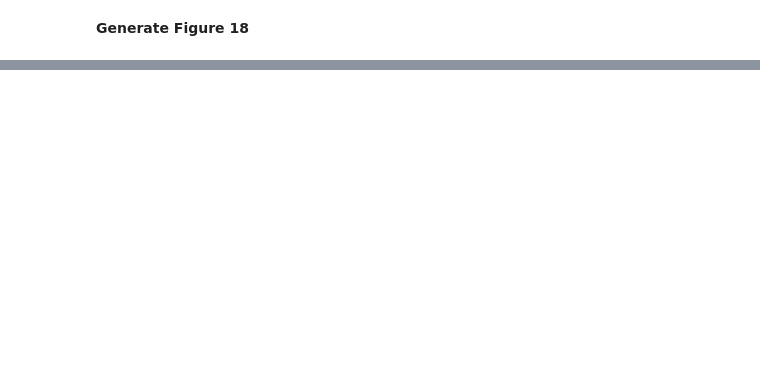
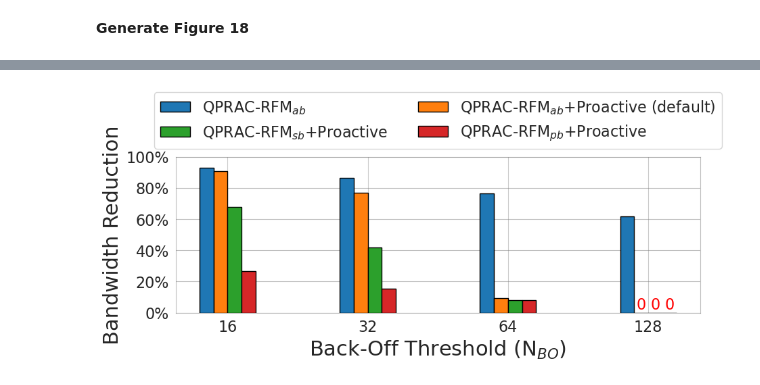
Before and after one commit to sith-lab/qprac, a Jupyter notebook: perf_analysis/plot_scripts/plot.ipynb, the cells around one changed output, grey strips where cells are left out. Cells and saved outputs as stored; diff of their text form; code cells hidden in the pictures; blank space fills up the shorter version.

```diff
--- a/perf_analysis/plot_scripts/plot.ipynb
+++ b/perf_analysis/plot_scripts/plot.ipynb
@@ -513,0 +531,85 @@ Figure 18 Generated
+# %%
+import matplotlib.pyplot as plt
+import numpy as np
+import sys
+import math
+import matplotlib.ticker as mtick
+import itertools
+import os
+import warnings
+
+def load_sense_NBO(filename):
+    len_list = [[], [], [], []]
+    with open(filename) as f:
+        for i in range(0, 4):
+            for _ in range(0, 4):
+                line = f.readline().strip()
+                perc = line
+                len_list[i].append(float(perc))
+    return len_list
+
+def flip(items, ncol):
+    return itertools.chain(*[items[i::ncol] for i in range(ncol)])
+
+len_file = "./fig19.out"
+len_list = load_sense_NBO(len_file)
+
+# Sample data
+categories = [2 ** size for size in range(4, 8)]
+values1 = len_list[0]
+values2 = len_list[1]
+values3 = len_list[2]
+values4 = len_list[3]
+
+# Setting the positions and width for the bars
+bar_width = 0.1
+r1 = np.arange(len(categories))
+r1 = [x - 0.05 for x in r1]
+r2 = [x + bar_width for x in r1]
+r3 = [x + bar_width for x in r2]
+r4 = [x + bar_width for x in r3]
+
+fig,ax = plt.subplots()
+fig.set_size_inches(10, 3)
+ax.tick_params(axis='both', which='major', labelsize=16, left=False)
+ax.tick_params(axis='both', which='minor', labelsize=16, left=False)
+for x in ax.spines.values():
+    x.set_alpha(0.5)
+    x.set_edgecolor('grey')
+plt.grid(axis='y', color='grey', linestyle='-', alpha=0.5,zorder=0)
+# Creating the bar plot
+ax.yaxis.set_major_formatter(mtick.PercentFormatter())
+plt.bar(r1, values1, width=bar_width, label='QPRAC-RFM$_{ab}$', edgecolor = "black",zorder=3)
+plt.bar(r2, values2, width=bar_width, label='QPRAC-RFM$_{ab}$+Proactive (default)', edgecolor = "black",zorder=3)
+plt.bar(r3, values3, width=bar_width, label='QPRAC-RFM$_{sb}$+Proactive', edgecolor = "black",zorder=3)
+plt.bar(r4, values4, width=bar_width, label='QPRAC-RFM$_{pb}$+Proactive', edgecolor = "black",zorder=3)
+# # Adding labels
+# plt.xlabel('Back-Off Threshold, $N_{BO}$', fontsize=22)
+plt.ylabel('Bandwidth Reduction', fontsize=22)
+plt.xlabel('Back-Off Threshold (N$_{BO})$', fontsize=22)
+plt.yticks([0, 20, 40, 60, 80, 100])
+plt.xticks([r + bar_width for r in range(len(categories))], categories)
+# plt.yticks([10*1024,20*1024, 30*1024, 40*1024, 50*1024, 60*1024], [f"{i}K" for i in [10, 20, 30, 40, 50, 60]])
+
+rects = ax.patches
+NA=[]
+ZERO=[7,11,15]
+for index, rect in enumerate(rects):
+    if index in NA or index in ZERO:
+        height = rect.get_height()
+        ax.text(rect.get_x() + rect.get_width() / 2, height, 0 if index in ZERO else "N/A",
+                ha='center', va='bottom', fontsize=16, c='r')
+# Adding legend
+handles, labels = ax.get_legend_handles_labels()
+plt.legend(flip(handles, 2), flip(labels, 2),fontsize=16,
+    ncol=2
+    ,loc="upper center",
+    bbox_to_anchor=(0.5, 1.46)
+    )
+
+# Ensure the results/csvs directory exists
+plots_dir = '../results/plots'
+os.makedirs(plots_dir, exist_ok=True)
+fig.savefig(os.path.join(plots_dir, 'Figure_19.pdf'), dpi=600, bbox_inches='tight')
+print(f"Figure 19 Generated")
+# %% [output]
@@ -513,0 +617 @@ Figure 18 Generated
+[figure, added]
```
Also changed, not shown: parts of 8 cells of this notebook, 30 other files.
